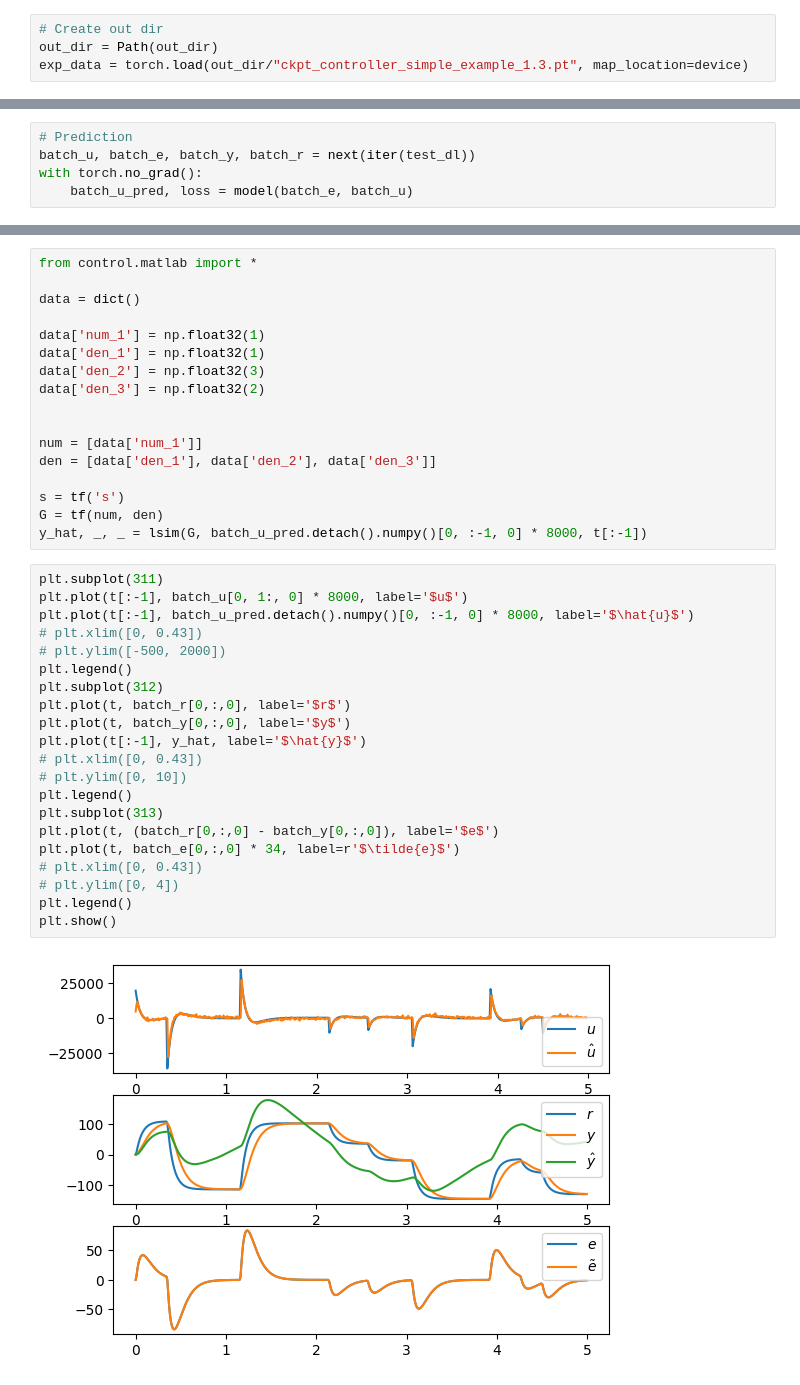
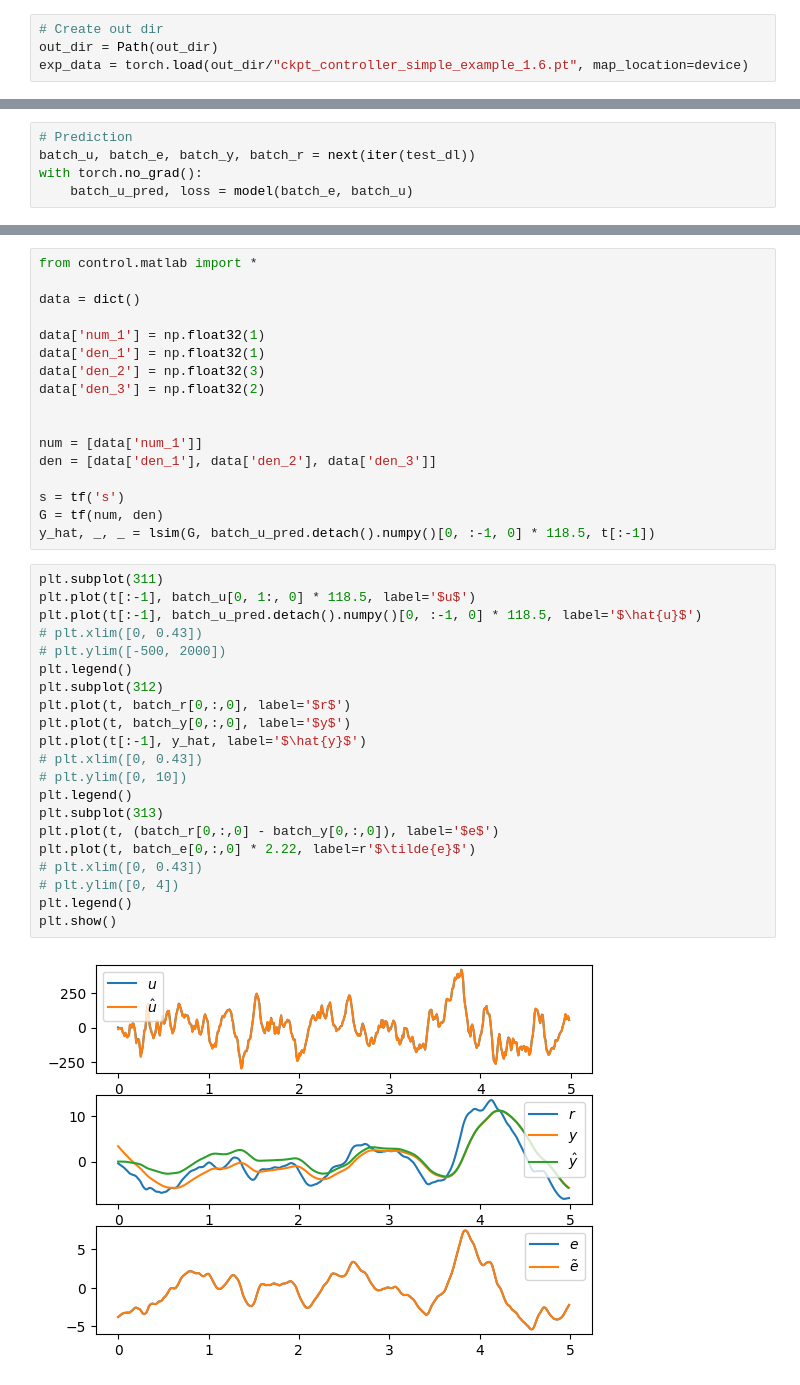
Before and after one commit to buswayne/sysid-transformers-control, a Jupyter notebook: control/test_OL_meta_controller_simple_example_1.ipynb, the cells around one changed output, grey strips where cells are left out. Saved outputs shown, nothing was run; the diff lists cells and outputs as text.

```diff
--- a/control/test_OL_meta_controller_simple_example_1.ipynb
+++ b/control/test_OL_meta_controller_simple_example_1.ipynb
@@ -69,7 +69,7 @@ torch.set_float32_matmul_precision("high")
 # %%
 # Create out dir
 out_dir = Path(out_dir)
-exp_data = torch.load(out_dir/"ckpt_controller_simple_example_1.3.pt", map_location=device)
+exp_data = torch.load(out_dir/"ckpt_controller_simple_example_1.6.pt", map_location=device)
 # %%
 seq_len = exp_data["cfg"].seq_len
 nx = exp_data["cfg"].nx
@@ -141,27 +141,27 @@ den = [data['den_1'], data['den_2'], data['den_3']]
 
 s = tf('s')
 G = tf(num, den)
-y_hat, _, _ = lsim(G, batch_u_pred.detach().numpy()[0, :-1, 0] * 8000, t[:-1])
+y_hat, _, _ = lsim(G, batch_u_pred.detach().numpy()[0, :-1, 0] * 118.5, t[:-1])
 # %%
 plt.subplot(311)
-plt.plot(t[:-1], batch_u[0, 1:, 0] * 8000, label='$u$')
-plt.plot(t[:-1], batch_u_pred.detach().numpy()[0, :-1, 0] * 8000, label='$\hat{u}$')
+plt.plot(t[:-1], batch_u[0, 1:, 0] * 118.5, label='$u$')
+plt.plot(t[:-1], batch_u_pred.detach().numpy()[0, :-1, 0] * 118.5, label='$\hat{u}$')
 # plt.xlim([0, 0.43])
 # plt.ylim([-500, 2000])
 plt.legend()
 plt.subplot(312)
 plt.plot(t, batch_r[0,:,0], label='$r$')
 plt.plot(t, batch_y[0,:,0], label='$y$')
 plt.plot(t[:-1], y_hat, label='$\hat{y}$')
 # plt.xlim([0, 0.43])
 # plt.ylim([0, 10])
 plt.legend()
 plt.subplot(313)
 plt.plot(t, (batch_r[0,:,0] - batch_y[0,:,0]), label='$e$')
-plt.plot(t, batch_e[0,:,0] * 34, label=r'$\tilde{e}$')
+plt.plot(t, batch_e[0,:,0] * 2.22, label=r'$\tilde{e}$')
 # plt.xlim([0, 0.43])
 # plt.ylim([0, 4])
 plt.legend()
 plt.show()
 # %% [output]
-[figure, old version]
+[figure, new version]
```
Also changed, not shown: parts of 2 cells of this notebook, 8 other files.
